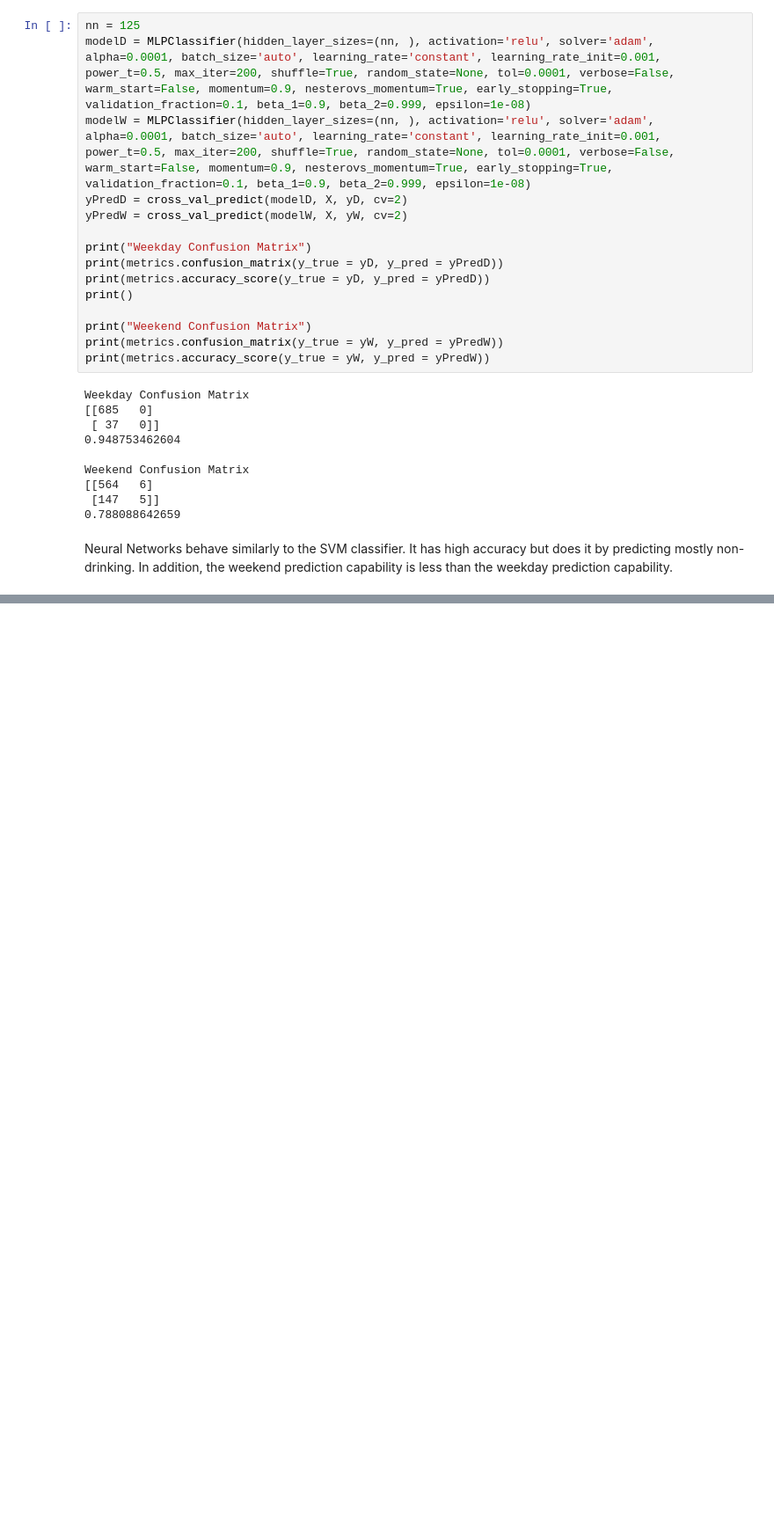
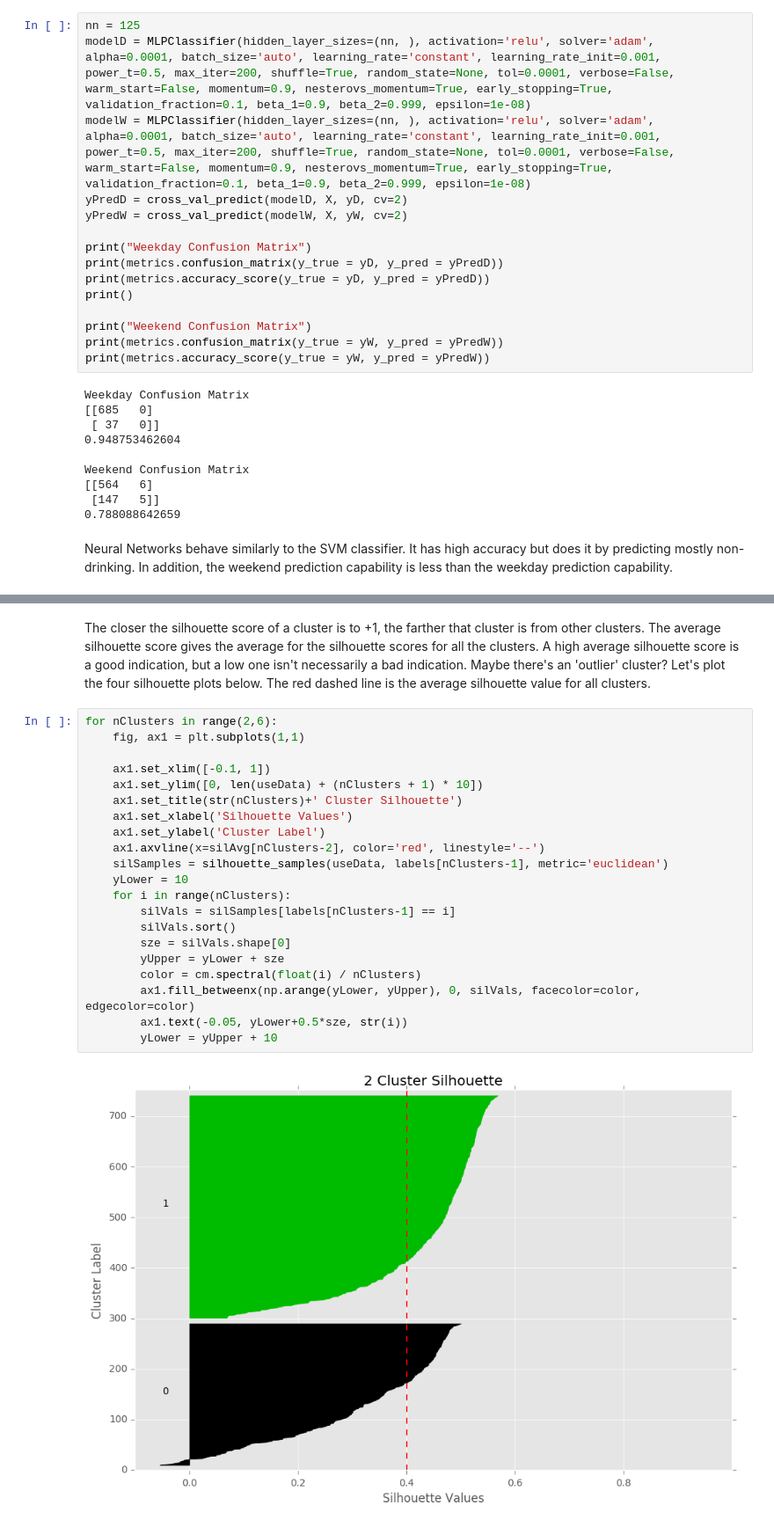
Before and after one commit to fagan2888/DataSci_Final_Project, a Jupyter notebook: Final/Final Submission.ipynb, the cells around one changed output, grey strips where cells are left out. Shown at 88% size. Cells and saved outputs as stored; diff of their text form; blank space fills up the shorter version.

```diff
--- a/Final/Final Submission.ipynb
+++ b/Final/Final Submission.ipynb
@@ -1013,0 +1111,25 @@ Neural Networks behave similarly to the SVM classifier. It has high accuracy but
+# %% [markdown]
+The closer the silhouette score of a cluster is to +1, the farther that cluster is from other clusters. The average silhouette score gives the average for the silhouette scores for all the clusters. A high average silhouette score is a good indication, but a low one isn't necessarily a bad indication. Maybe there's an 'outlier' cluster? Let's plot the four silhouette plots below. The red dashed line is the average silhouette value for all clusters.
+# %%
+for nClusters in range(2,6):
+    fig, ax1 = plt.subplots(1,1)
+
+    ax1.set_xlim([-0.1, 1])
+    ax1.set_ylim([0, len(useData) + (nClusters + 1) * 10])
+    ax1.set_title(str(nClusters)+' Cluster Silhouette')
+    ax1.set_xlabel('Silhouette Values')
+    ax1.set_ylabel('Cluster Label')
+    ax1.axvline(x=silAvg[nClusters-2], color='red', linestyle='--')
+    silSamples = silhouette_samples(useData, labels[nClusters-1], metric='euclidean')
+    yLower = 10
+    for i in range(nClusters):
+        silVals = silSamples[labels[nClusters-1] == i]
+        silVals.sort()
+        sze = silVals.shape[0]
+        yUpper = yLower + sze
+        color = cm.spectral(float(i) / nClusters)
+        ax1.fill_betweenx(np.arange(yLower, yUpper), 0, silVals, facecolor=color, edgecolor=color)
+        ax1.text(-0.05, yLower+0.5*sze, str(i))
+        yLower = yUpper + 10
+# %% [output]
+[figure, added]
```
Also changed, not shown: parts of 49 cells of this notebook, 1 other file.
